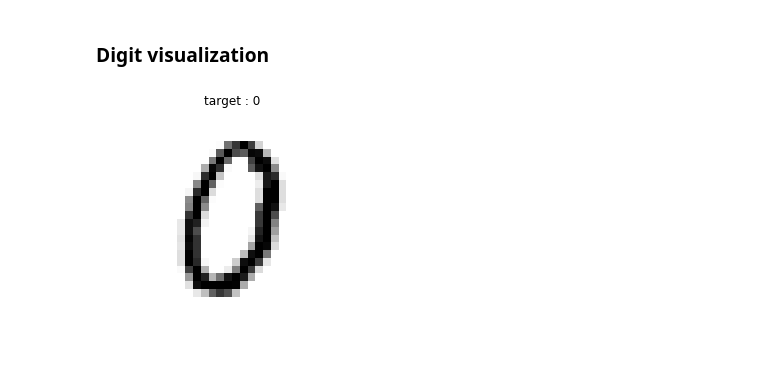
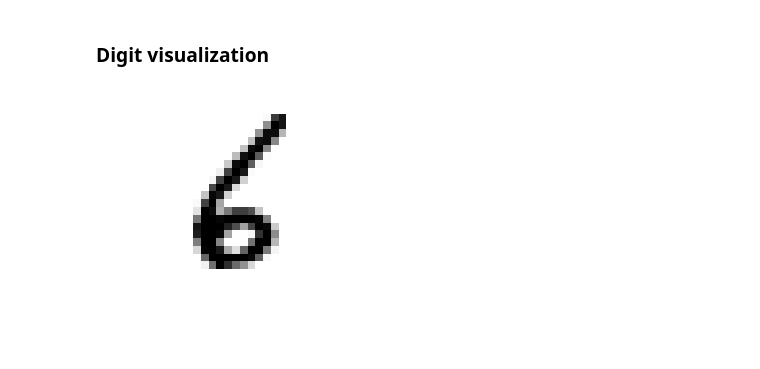
Before and after one commit to ArthMx/MNIST, a Jupyter notebook: MNIST.ipynb, the cells around one changed output. Cells and saved outputs as stored; diff of their text form; code cells hidden in the pictures.

Commit message:
Some functions for visualization definition.

```diff
--- a/MNIST.ipynb
+++ b/MNIST.ipynb
@@ -15,12 +45,18 @@ y = digits['label']
 # %% [markdown]
 ### Digit visualization
-# %%
-index = 5
-digit = X.iloc[index, :]
-
-fig, ax = plt.subplots()
-ax.imshow(digit.values.reshape(28,28), cmap='gray_r', )
-ax.set_title('target : ' + str(y[index]))
-ax.axis('off');
-# %% [output]
-[figure, removed]
+# %%
+def digit_plot(digit):
+    '''
+    Plot a single digit.
+    input : (1, 784) array
+    '''
+    digit_reshaped = digit.values.reshape(28,28)
+
+    fig, ax = plt.subplots()
+    ax.imshow(digit_reshaped, cmap='gray_r')
+    ax.axis('off')
+
+digit = X.sample(1)
+digit_plot(digit)
+# %% [output]
+[figure, added]
```
Also changed, not shown: parts of 13 cells of this notebook.
